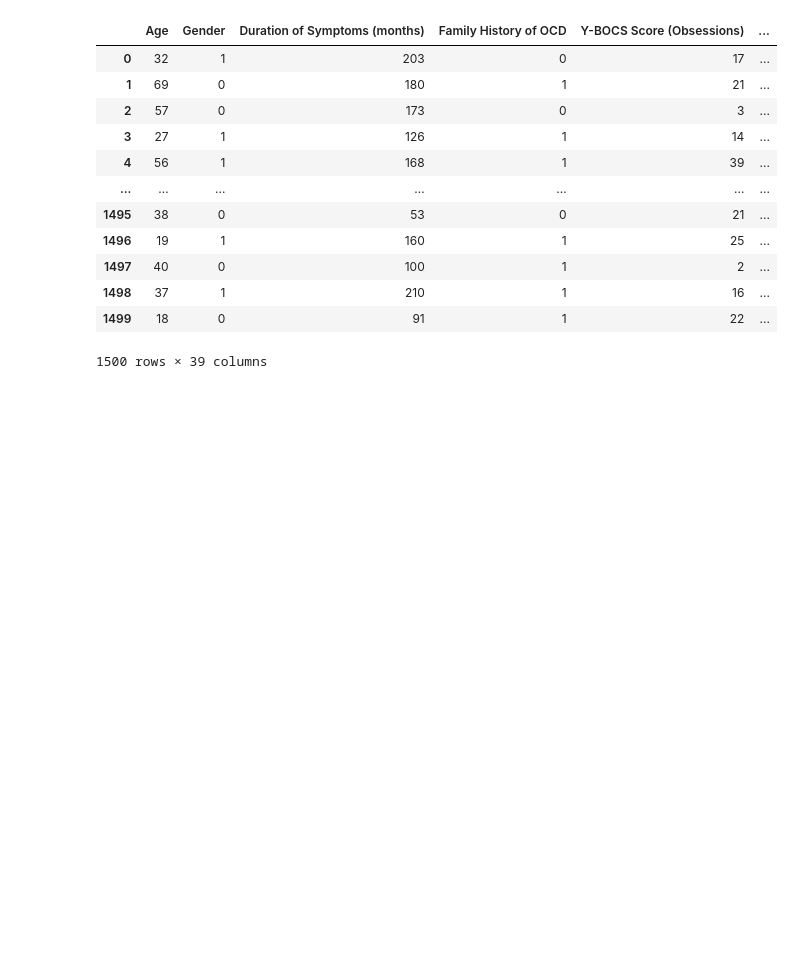
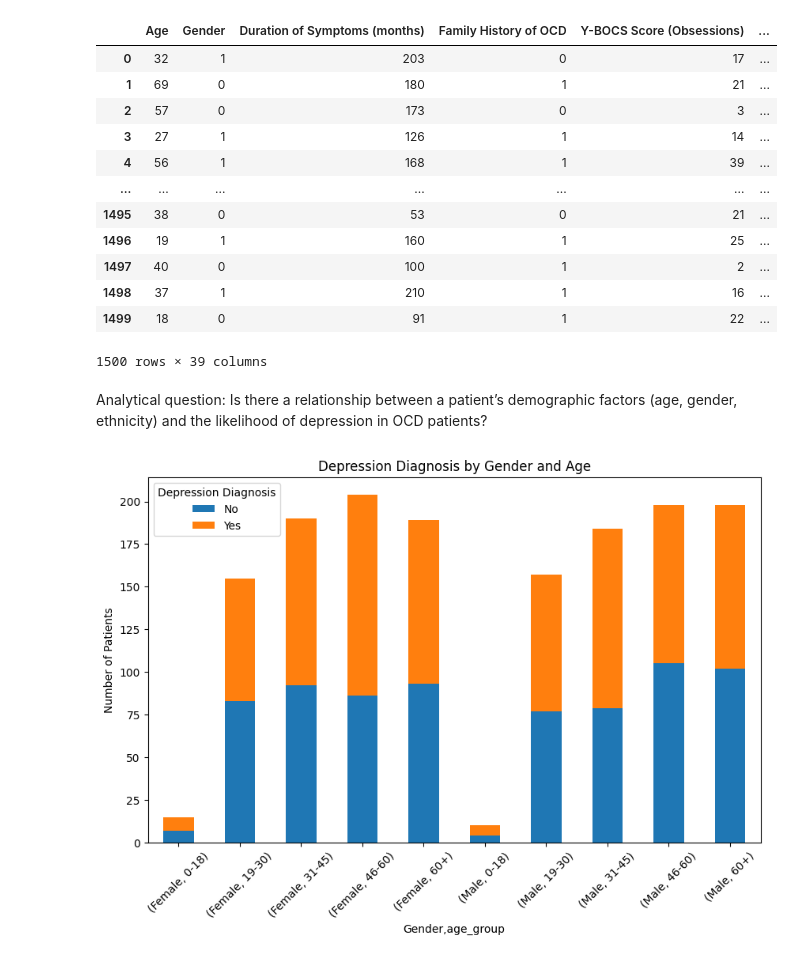
Before and after one commit to aalexakos/Depression-Detection, a Jupyter notebook: JupyterNotebookDepressionDataset.ipynb, the cells around one changed output. Cells and saved outputs as stored; diff of their text form; code cells hidden in the pictures; blank space fills up the shorter version.

Commit message:
added one more analytical question regarding depression age and gender correlation

```diff
--- a/JupyterNotebookDepressionDataset.ipynb
+++ b/JupyterNotebookDepressionDataset.ipynb
@@ -435,3 +456,21 @@ df_p
 | 1498 | 37 | 1 | 210 | 1 | 16 | ... |
 | 1499 | 18 | 0 | 91 | 1 | 22 | ... |
 1500 rows × 39 columns
+# %% [markdown]
+Analytical question: Is there a relationship between a patient’s demographic factors (age,
+gender, ethnicity) and the likelihood of depression in OCD patients?
+# %%
+df_temp=df
+df_temp['Gender'] = df['Gender'].replace({1: 'Male', 0: 'Female'})
+df_temp['Depression Diagnosis'] = df['Depression Diagnosis'].replace({1: 'Yes', 0: 'No'})
+
+df_grouped = df_temp.groupby(['Gender', 'age_group','Depression Diagnosis']).size().unstack()
+
+# Plot stacked bar chart
+df_grouped.plot(kind='bar', stacked=True, figsize=(10, 6))
+plt.title('Depression Diagnosis by Gender and Age')
+plt.ylabel('Number of Patients')
+plt.xticks(rotation=45)
+plt.show()
+# %% [output]
+[figure, added]
```
Also changed, not shown: parts of 3 cells of this notebook, 1 other file.
